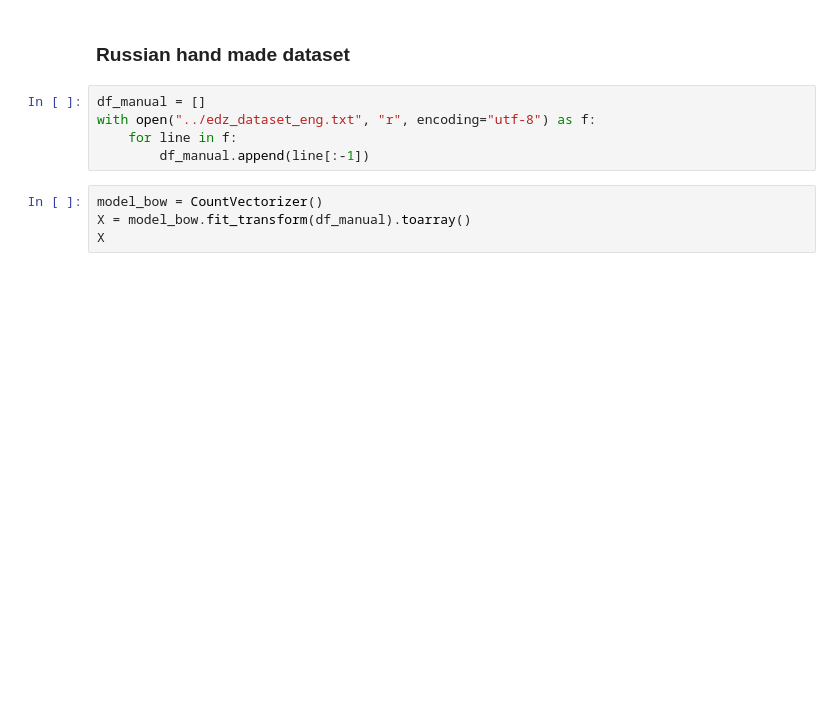
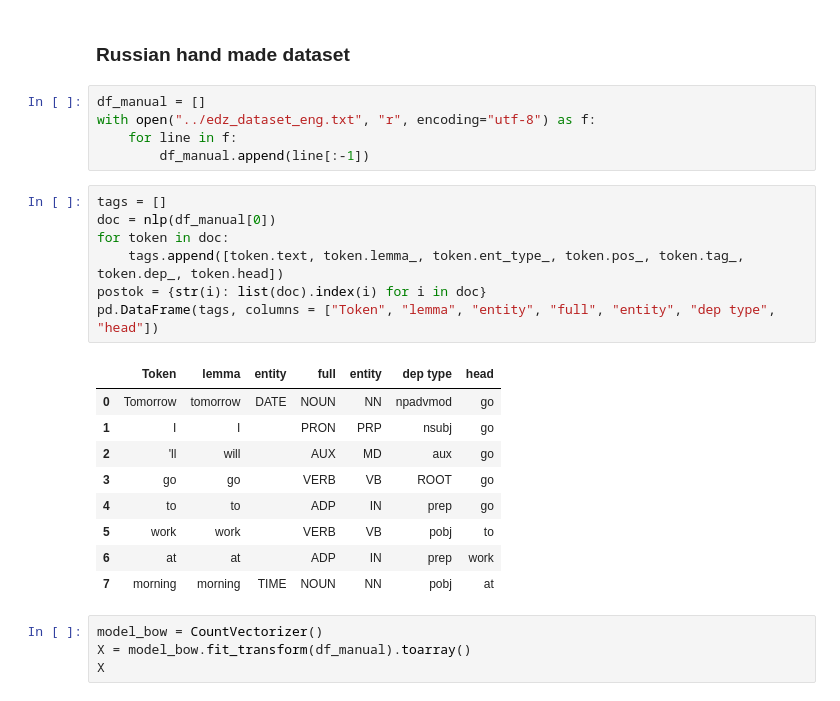
Before and after one commit to geniusserg/PlanningLooker, a Jupyter notebook: notebooks/NLP.ipynb, the cells around one changed output. Saved outputs shown, nothing was run; the diff lists cells and outputs as text; blank space fills up the shorter version.

```diff
--- a/notebooks/NLP.ipynb
+++ b/notebooks/NLP.ipynb
@@ -240,6 +286,23 @@ df_manual = []
 with open("../edz_dataset_eng.txt", "r", encoding="utf-8") as f:
     for line in f:
         df_manual.append(line[:-1])
+# %%
+tags = []
+doc = nlp(df_manual[0])
+for token in doc:
+    tags.append([token.text, token.lemma_, token.ent_type_, token.pos_, token.tag_, token.dep_, token.head])
+postok = {str(i): list(doc).index(i) for i in doc}
+pd.DataFrame(tags, columns = ["Token", "lemma", "entity", "full", "entity", "dep type", "head"])
+# %% [output]
+|  | Token | lemma | entity | full | entity | dep type | head |
+| 0 | Tomorrow | tomorrow | DATE | NOUN | NN | npadvmod | go |
+| 1 | I | I |  | PRON | PRP | nsubj | go |
+| 2 | 'll | will |  | AUX | MD | aux | go |
+| 3 | go | go |  | VERB | VB | ROOT | go |
+| 4 | to | to |  | ADP | IN | prep | go |
+| 5 | work | work |  | VERB | VB | pobj | to |
+| 6 | at | at |  | ADP | IN | prep | work |
+| 7 | morning | morning | TIME | NOUN | NN | pobj | at |
 # %%
 model_bow = CountVectorizer()
 X = model_bow.fit_transform(df_manual).toarray()
```
Also changed, not shown: parts of 21 cells of this notebook.
